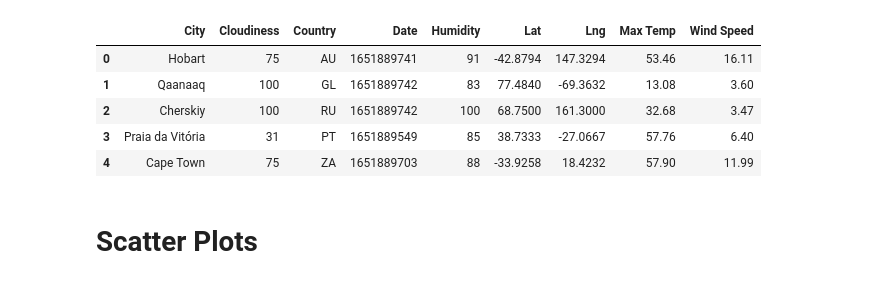
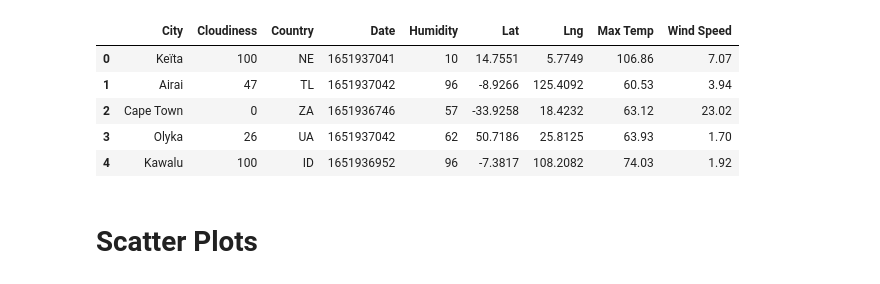
Before and after one commit to pha-drus/wallfacer, a Jupyter notebook: python-api-challenge/weatherpy/weatherpy.ipynb, the cells around one changed output. Saved outputs shown, nothing was run; the diff lists cells and outputs as text; code cells hidden in the pictures.

```diff
--- a/python-api-challenge/weatherpy/weatherpy.ipynb
+++ b/python-api-challenge/weatherpy/weatherpy.ipynb
@@ -122,12 +102,13 @@ dtype: int64
-# %%
-results_df.head()
-# %% [output]
-|  | City | Cloudiness | Country | Date | Humidity | Lat | Lng | Max Temp | Wind Speed |
-| 0 | Hobart | 75 | AU | 1651889741 | 91 | -42.8794 | 147.3294 | 53.46 | 16.11 |
-| 1 | Qaanaaq | 100 | GL | 1651889742 | 83 | 77.4840 | -69.3632 | 13.08 | 3.60 |
-| 2 | Cherskiy | 100 | RU | 1651889742 | 100 | 68.7500 | 161.3000 | 32.68 | 3.47 |
-| 3 | Praia da Vitória | 31 | PT | 1651889549 | 85 | 38.7333 | -27.0667 | 57.76 | 6.40 |
-| 4 | Cape Town | 75 | ZA | 1651889703 | 88 | -33.9258 | 18.4232 | 57.90 | 11.99 |
+# %%
+results_df.to_csv (results, index = None, header=True)
+results_df.head()
+# %% [output]
+|  | City | Cloudiness | Country | Date | Humidity | Lat | Lng | Max Temp | Wind Speed |
+| 0 | Keïta | 100 | NE | 1651937041 | 10 | 14.7551 | 5.7749 | 106.86 | 7.07 |
+| 1 | Airai | 47 | TL | 1651937042 | 96 | -8.9266 | 125.4092 | 60.53 | 3.94 |
+| 2 | Cape Town | 0 | ZA | 1651936746 | 57 | -33.9258 | 18.4232 | 63.12 | 23.02 |
+| 3 | Olyka | 26 | UA | 1651937042 | 62 | 50.7186 | 25.8125 | 63.93 | 1.70 |
+| 4 | Kawalu | 100 | ID | 1651936952 | 96 | -7.3817 | 108.2082 | 74.03 | 1.92 |
 # %% [markdown]
 # Scatter Plots
 # %% [markdown]
```
Also changed, not shown: parts of 19 cells of this notebook, 14 other files.
